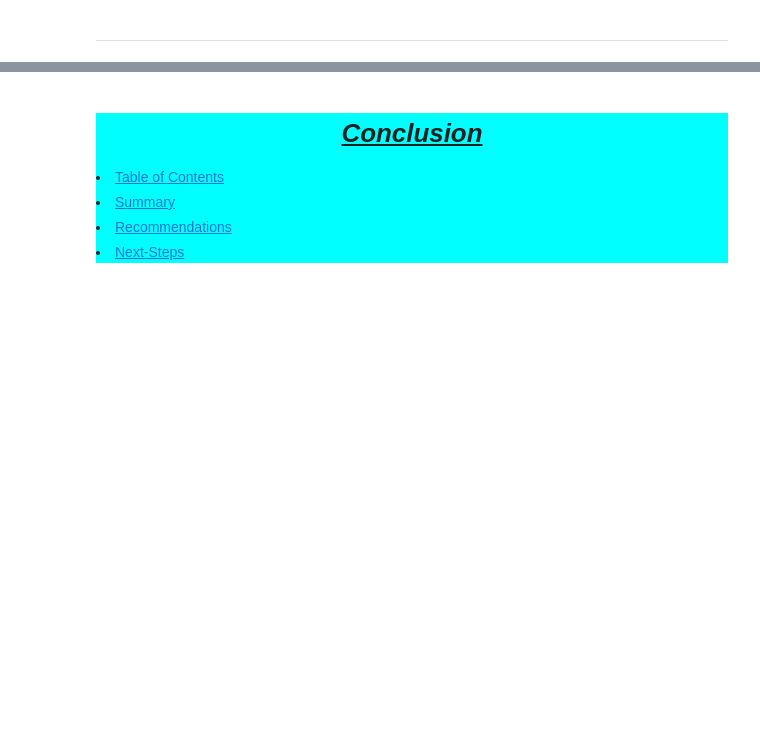
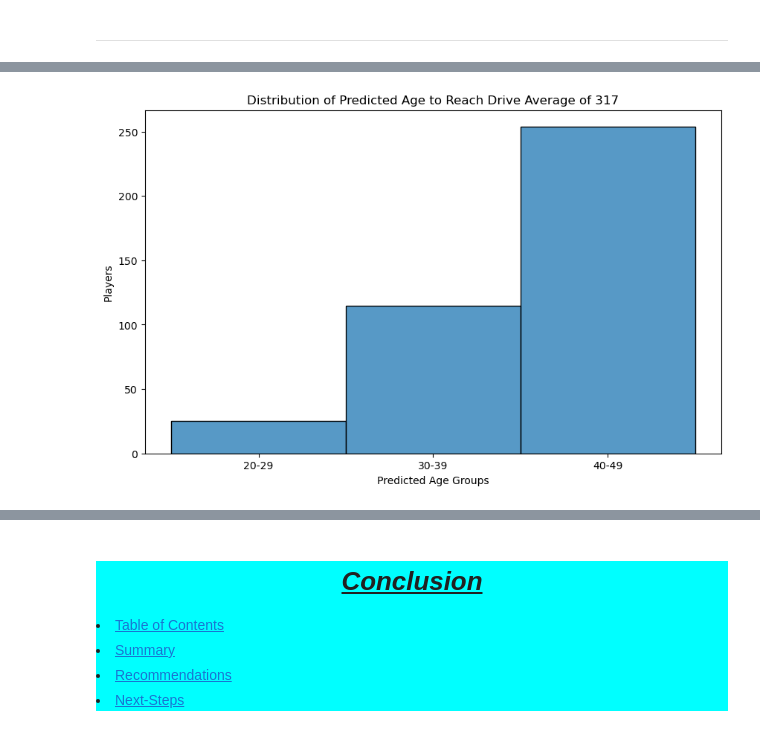
Before and after one commit to Birdie-Eye-View/Capstone-Project, a Jupyter notebook: mvp/final_report.ipynb, the cells around one changed output, grey strips where cells are left out. Saved outputs shown, nothing was run; the diff lists cells and outputs as text; code cells hidden in the pictures; blank space fills up the shorter version.

```diff
--- a/mvp/final_report.ipynb
+++ b/mvp/final_report.ipynb
@@ -257,0 +311,6 @@ rmse- par_5_avg:  0.011596302517951828
+# %%
+# From the 'final.py' file...
+# Call function that creates bins for predicted age groups to reach 317 and plots a histogram
+f.plot_predicted_age_groups(merged_df)
+# %% [output]
+[figure, added]
```
Also changed, not shown: parts of 32 cells of this notebook, 1 other file.
